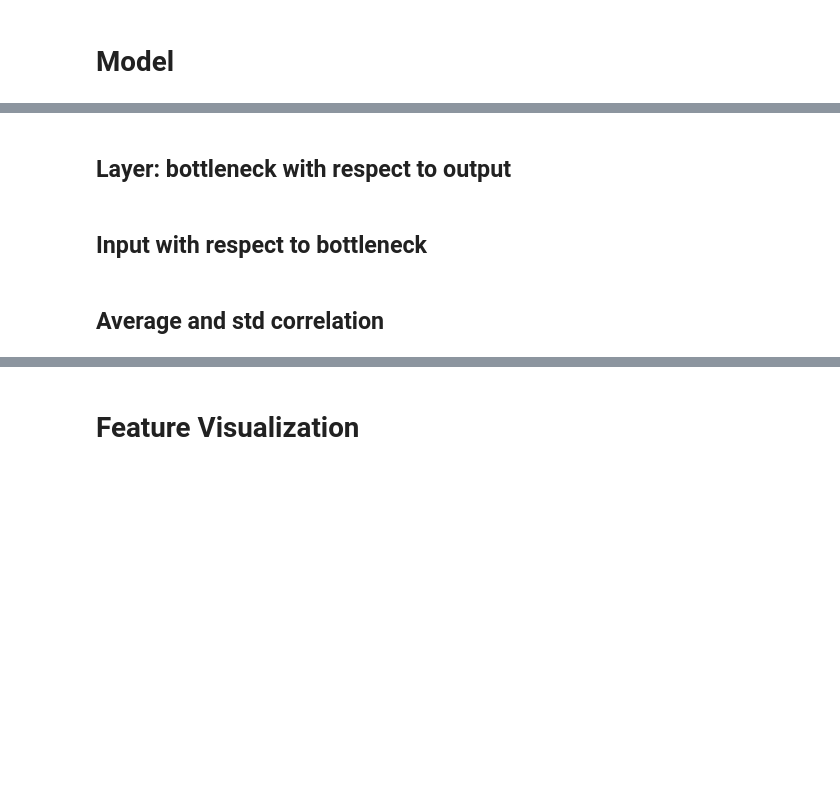
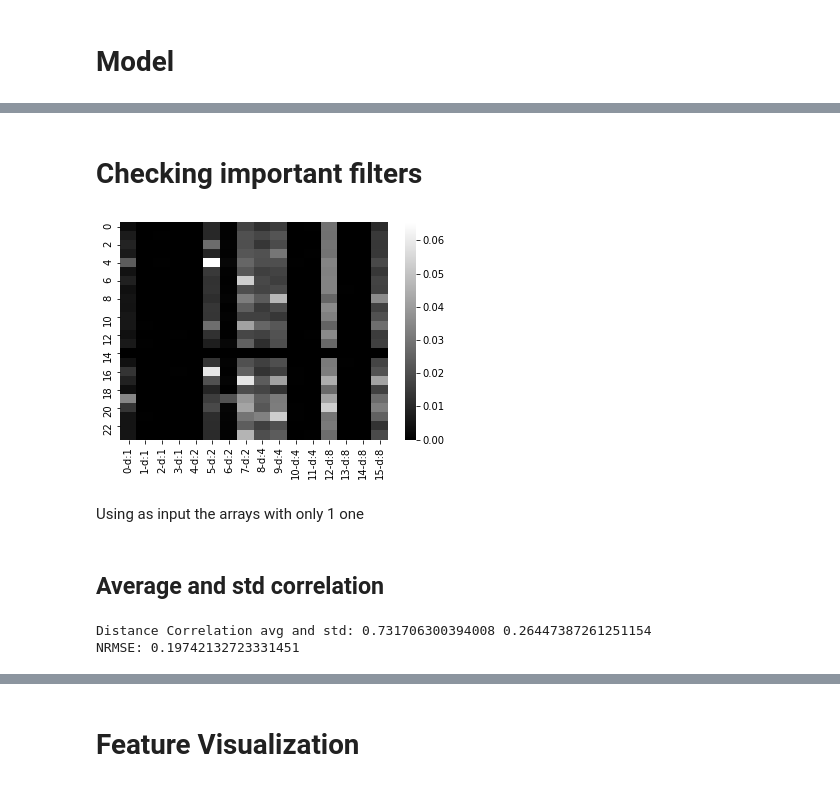
Before and after one commit to tonibofarull/TSAutoencoder, a Jupyter notebook: src/main.ipynb, the cells around one changed output, grey strips where cells are left out. Cells and saved outputs as stored; diff of their text form; code cells hidden in the pictures; blank space fills up the shorter version.

```diff
--- a/src/main.ipynb
+++ b/src/main.ipynb
@@ -111,22 +83,20 @@ selected = [np.random.choice(np.where(y_test == 0)[0]) for _ in range(8)]
-# %% [markdown]
-## Layer: bottleneck with respect to output
-# %%
-#sns.heatmap(get_layer_attrs(X_test[22], model, model.full_conv_bn, range(96)), cmap="coolwarm") # for row i: attribution of neuron (24) to output i
-
-fig, axs = plt.subplots(nrows=2, ncols=4, figsize=(25,5))
-for i, x in enumerate(selected):
-    layer_attrs = get_layer_attrs(X_test[x], model, model.full_conv_bn, range(96))
-    sns.heatmap(layer_attrs, ax=axs.flat[i], cmap="coolwarm")
-fig.delaxes(axs.flatten()[-1])
-# %% [markdown]
-## Input with respect to bottleneck
-# %%
-#sns.heatmap(get_neuron_attrs(X_test[22], model, model.full_conv_bn, range(24)), cmap="coolwarm")
-
-fig, axs = plt.subplots(nrows=2, ncols=4, figsize=(25,5))
-for i, x in enumerate(selected):
-    neuron_attrs = get_neuron_attrs(X_test[x], model, model.full_conv_bn, range(24))
-    sns.heatmap(neuron_attrs, ax=axs.flat[i], cmap="coolwarm")
-fig.delaxes(axs.flatten()[-1])
+# %% [markdown]
+# Checking important filters
+# %%
+num_filter = model.k*model.M
+w_per_filter = model.length
+num_neurons = model.bottleneck_nn
+M = model.M
+
+w = np.array([[torch.mean(torch.abs(model.encoder.fc_conv_bn.weight[j,i*w_per_filter:(i+1)*w_per_filter])).item() for i in range(num_filter)] for j in range(num_neurons)])
+x_axis_labels = [f"{i}-d:{model.dilation[i//M]}" for i in range(w.shape[1])]
+# x_axis_labels.append("Input")
+# w = np.concatenate((w, torch.mean(model.encoder.full_conv_bn.weight[:,:-96], axis=1).detach().numpy().reshape(24,1)), axis=1)
+
+_ = sns.heatmap(w, xticklabels=x_axis_labels, cmap="gray", vmin=0)
+# %% [output]
+[figure, added]
+# %% [markdown]
+Using as input the arrays with only 1 one
 # %% [markdown]
 ## Average and std correlation
@@ -133,8 +105,8 @@ fig.delaxes(axs.flatten()[-1])
 # %%
 X_test, y_test = data_test[:,:,:-1], data_test[:,:,-1].numpy()
-X_testp, outclass_testp, bn = model(X_test)
+X_testp, outclass_testp, bn = model(X_test, apply_noise=False)
 X_testp = X_testp.detach().numpy()
-probs_testp = torch.nn.functional.softmax(outclass_testp, dim=1)
+probs_testp = model.classifier.get_probs(outclass_testp)
 y_testp = torch.argmax(probs_testp, dim=1).detach().numpy()
 
 # avg and std of cors
@@ -142,4 +114,7 @@ cors = [distance_corr(X_testp[i,0], X_test[i,0].detach().numpy(), n_boot=None) f
 print("Distance Correlation avg and std:", np.mean(cors), np.std(cors))
 print("NRMSE:", (torch.sqrt(torch.mean(torch.square(X_test-X_testp)))/(torch.max(X_test)-torch.min(X_test))).item())
 print()
+# %% [output]
+Distance Correlation avg and std: 0.731706300394008 0.26447387261251154
+NRMSE: 0.19742132723331451
 # %%
```
Also changed, not shown: parts of 40 cells of this notebook, 6 other files.
